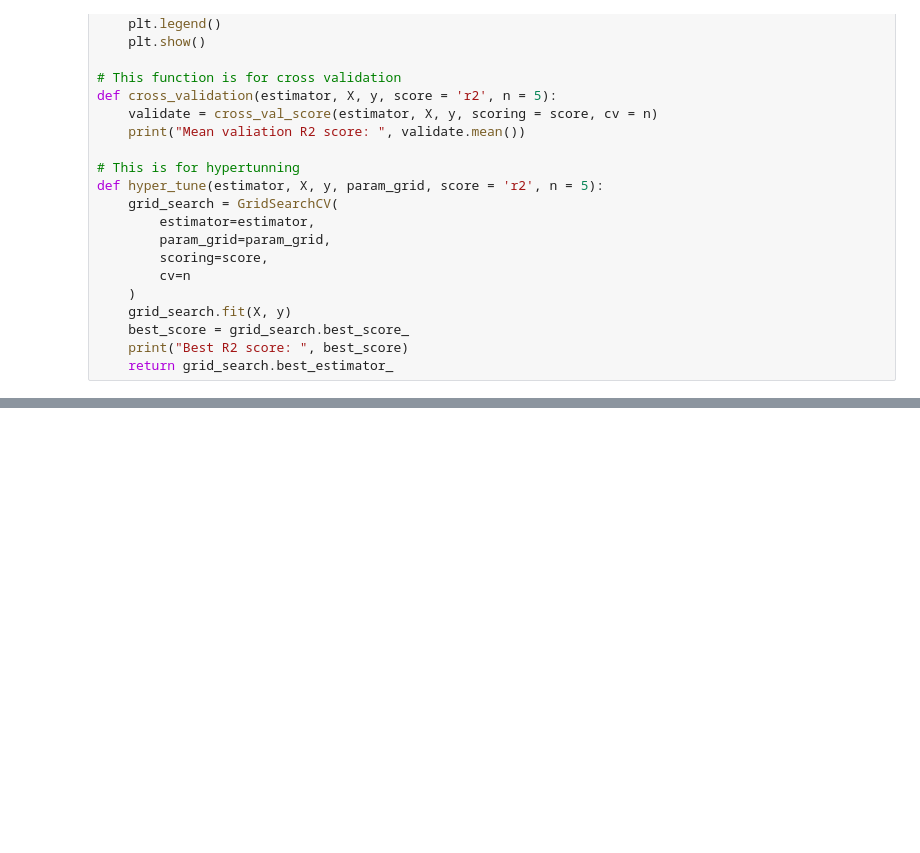
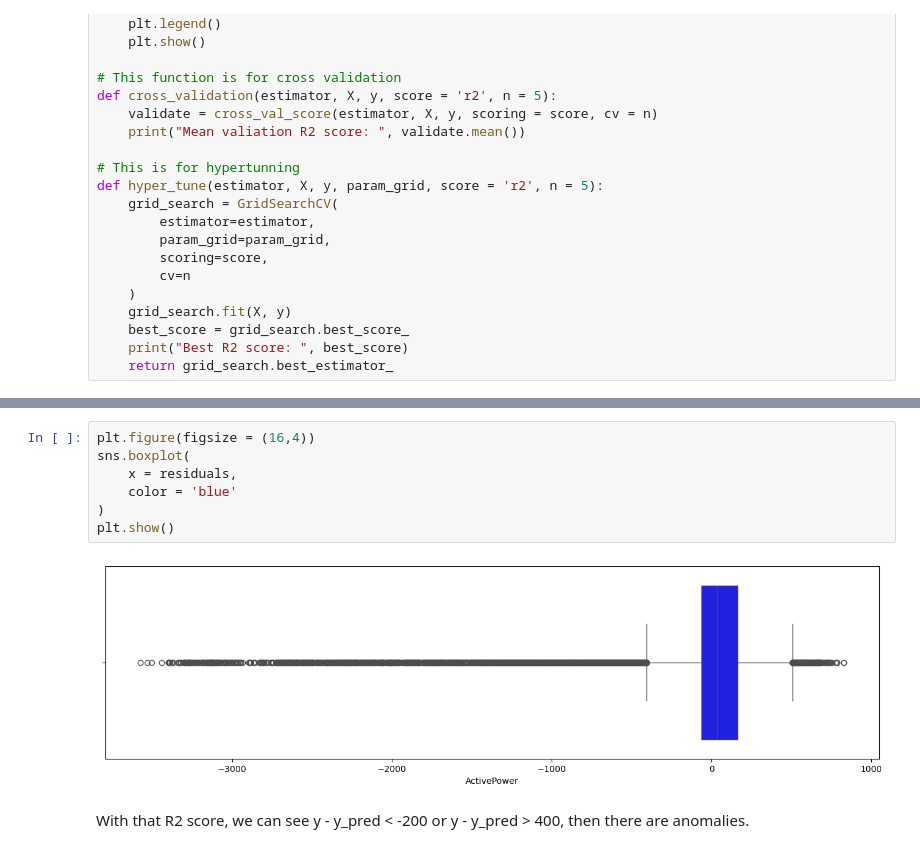
Before and after one commit to thuongtuandang/energy_anomaly_detection, a Jupyter notebook: data_exploring.ipynb, the cells around one changed output, grey strips where cells are left out. Saved outputs shown, nothing was run; the diff lists cells and outputs as text; blank space fills up the shorter version.

```diff
--- a/data_exploring.ipynb
+++ b/data_exploring.ipynb
@@ -403,0 +430,11 @@ This result is actually quite good, with R2 score is 0.9.s
+# %%
+plt.figure(figsize = (16,4))
+sns.boxplot(
+    x = residuals,
+    color = 'blue'
+)
+plt.show()
+# %% [output]
+[figure, added]
+# %% [markdown]
+With that R2 score, we can see y - y_pred < -200 or y - y_pred > 400, then there are anomalies.
```
Also changed, not shown: parts of 5 cells of this notebook.
